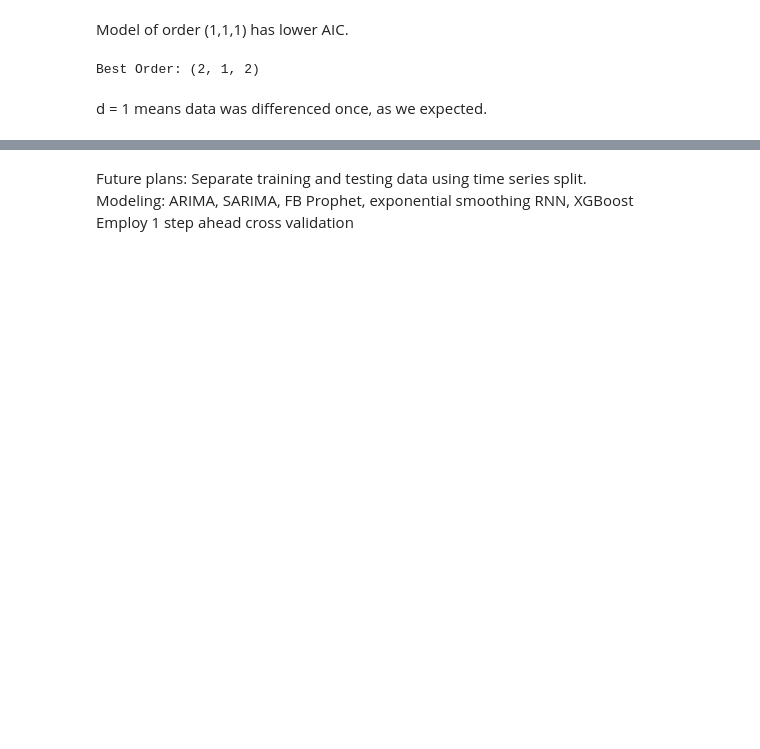
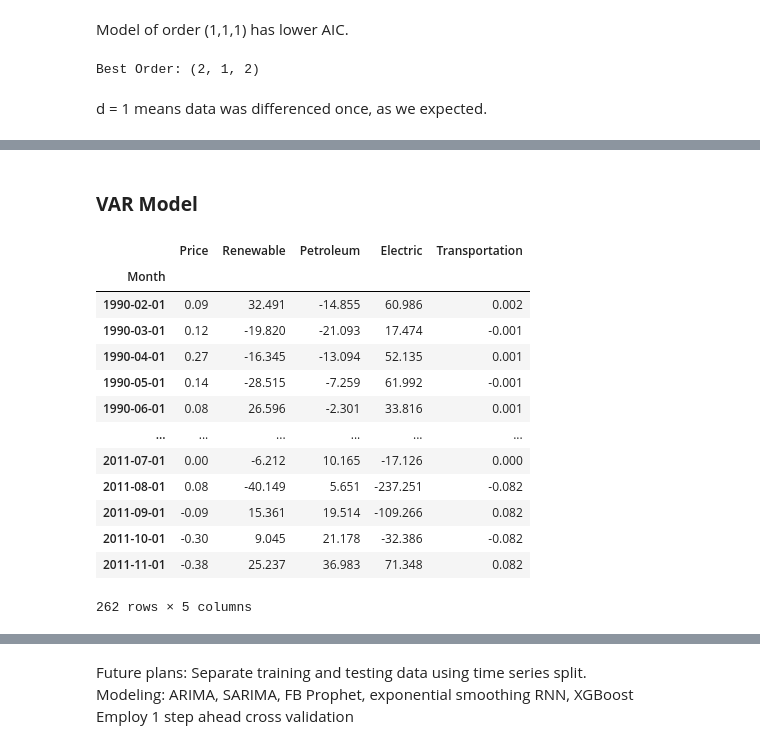
Before and after one commit to bktakacs/springboard_dsc_capstone3, a Jupyter notebook: pp-model.ipynb, the cells around one changed output, grey strips where cells are left out. Saved outputs shown, nothing was run; the diff lists cells and outputs as text; code cells hidden in the pictures; blank space fills up the shorter version.

```diff
--- a/pp-model.ipynb
+++ b/pp-model.ipynb
@@ -207,0 +237,26 @@ This model underestimates trend of eneergy prices.
+# %% [markdown]
+### __VAR Model__
+# %%
+# Difference data so it's stationary and ready to be modeled
+train_diff = pd.DataFrame()
+
+for col in train.columns:
+    train_diff[col] = np.diff(train[col])
+
+train_diff.index = train.index[:-1]
+train_diff
+# %% [output]
+|  | Price | Renewable | Petroleum | Electric | Transportation |
+| Month |  |  |  |  |  |
+| 1990-02-01 | 0.09 | 32.491 | -14.855 | 60.986 | 0.002 |
+| 1990-03-01 | 0.12 | -19.820 | -21.093 | 17.474 | -0.001 |
+| 1990-04-01 | 0.27 | -16.345 | -13.094 | 52.135 | 0.001 |
+| 1990-05-01 | 0.14 | -28.515 | -7.259 | 61.992 | -0.001 |
+| 1990-06-01 | 0.08 | 26.596 | -2.301 | 33.816 | 0.001 |
+| ... | ... | ... | ... | ... | ... |
+| 2011-07-01 | 0.00 | -6.212 | 10.165 | -17.126 | 0.000 |
+| 2011-08-01 | 0.08 | -40.149 | 5.651 | -237.251 | -0.082 |
+| 2011-09-01 | -0.09 | 15.361 | 19.514 | -109.266 | 0.082 |
+| 2011-10-01 | -0.30 | 9.045 | 21.178 | -32.386 | -0.082 |
+| 2011-11-01 | -0.38 | 25.237 | 36.983 | 71.348 | 0.082 |
+262 rows × 5 columns
```
Also changed, not shown: parts of 9 cells of this notebook.
